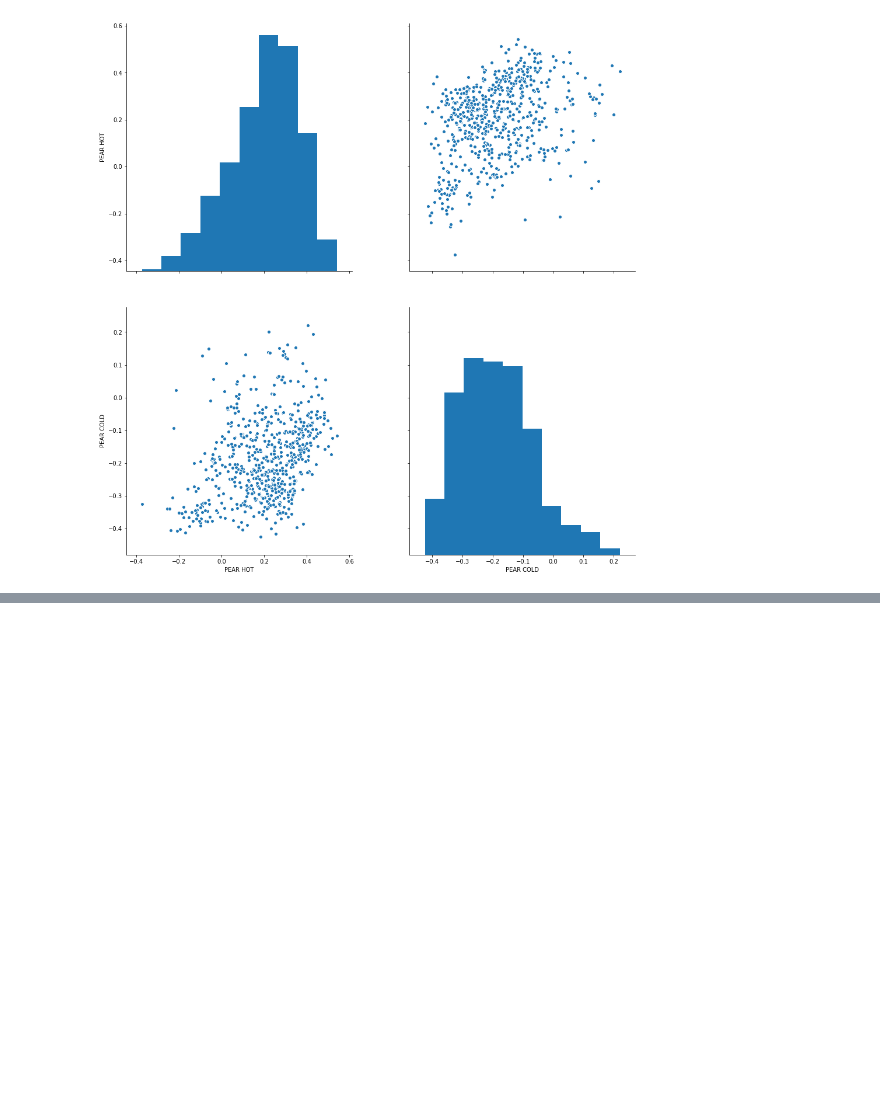
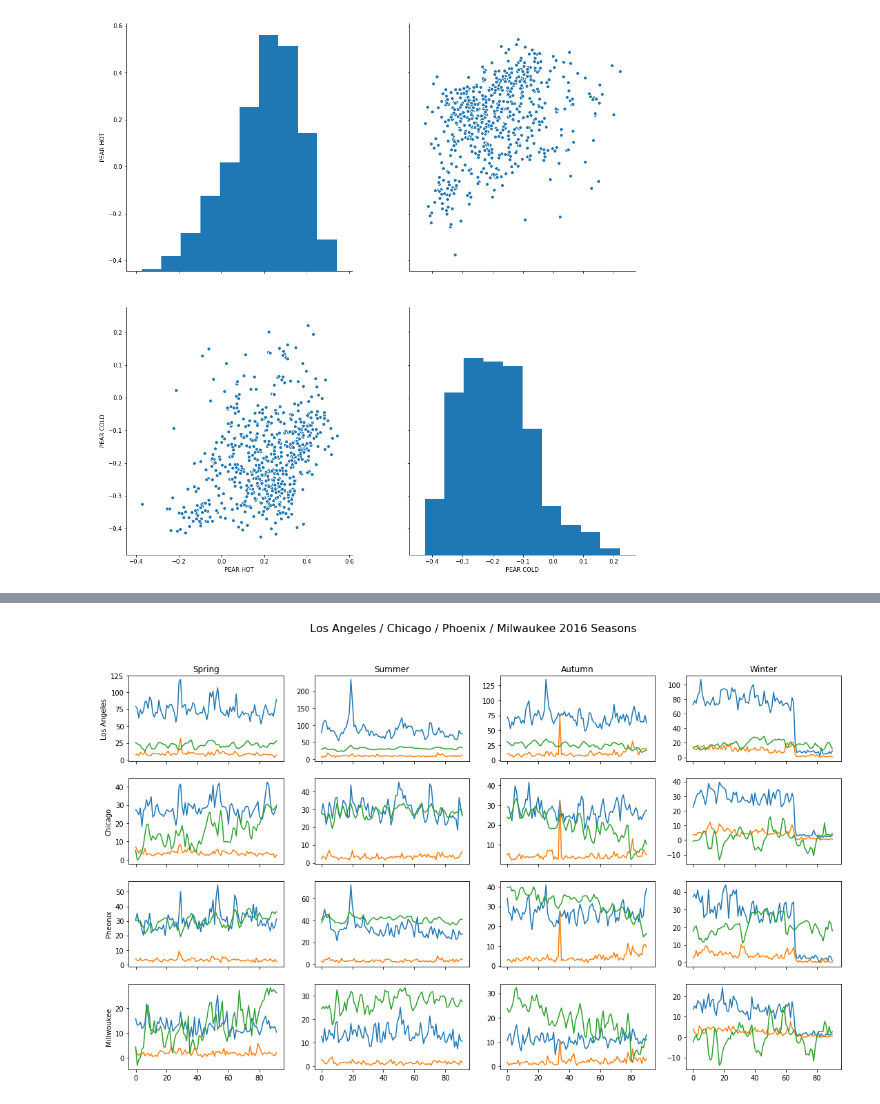
Before and after one commit to ShawnHouCHN/Advanced-Project-in-Digital-Media-Engineering-E17, a Jupyter notebook: notebooks/USA climatological station data parser.ipynb, the cells around one changed output, grey strips where cells are left out. Cells and saved outputs as stored; diff of their text form; code cells hidden in the pictures; blank space fills up the shorter version.

```diff
--- a/notebooks/USA climatological station data parser.ipynb
+++ b/notebooks/USA climatological station data parser.ipynb
@@ -701,0 +773,75 @@ pair_corr.fig.set_size_inches(15,15, forward=True)
+# %%
+## Plot the same line charts based on seasons
+year='2016'
+spring_rng=[d.strftime('%Y%m%d') for d in pd.date_range('2016-3-1', periods=92, freq='D')]
+summer_rng=[d.strftime('%Y%m%d') for d in pd.date_range('2016-6-1', periods=92, freq='D')]
+autumn_rng=[d.strftime('%Y%m%d') for d in pd.date_range('2016-9-1', periods=91, freq='D')]
+winter_rng=[d.strftime('%Y%m%d') for d in pd.date_range('2016-1-1', periods=60, freq='D')]+[d.strftime('%Y%m%d') for d in pd.date_range('2016-12-1', periods=31, freq='D')]
+
+spring_index=[i for i,x in enumerate(county_hot_top_df.columns.values) if x in spring_rng]
+summer_index=[i for i,x in enumerate(county_hot_top_df.columns.values) if x in summer_rng]
+autumn_index=[i for i,x in enumerate(county_hot_top_df.columns.values) if x in autumn_rng]
+winter_index=[i for i,x in enumerate(county_hot_top_df.columns.values) if x in winter_rng]
+
+f, axarr = plt.subplots(4, 4, sharex=True)
+f.suptitle('Los Angeles / Chicago / Phoenix / Milwaukee 2016 Seasons', fontsize=16)
+f.set_size_inches(18.5, 10.5, forward=True)
+
+axarr[0, 0].plot(np.array(la_hot_list)[spring_index],label='hot count')
+axarr[0, 0].plot(np.array(la_cold_list)[spring_index], label='cold count')
+axarr[0, 0].plot(np.array(la_tmax_list)[spring_index], label='tmax')
+axarr[0, 1].plot(np.array(la_hot_list)[summer_index])
+axarr[0, 1].plot(np.array(la_cold_list)[summer_index])
+axarr[0, 1].plot(np.array(la_tmax_list)[summer_index])
+axarr[0, 2].plot(np.array(la_hot_list)[autumn_index])
+axarr[0, 2].plot(np.array(la_cold_list)[autumn_index])
+axarr[0, 2].plot(np.array(la_tmax_list)[autumn_index])
+axarr[0, 3].plot(np.array(la_hot_list)[winter_index])
+axarr[0, 3].plot(np.array(la_cold_list)[winter_index])
+axarr[0, 3].plot(np.array(la_tmax_list)[winter_index])
+axarr[1, 0].plot(np.array(chi_hot_list)[spring_index])
+axarr[1, 0].plot(np.array(chi_cold_list)[spring_index])
+axarr[1, 0].plot(np.array(chi_tmax_list)[spring_index])
+axarr[1, 1].plot(np.array(chi_hot_list)[summer_index])
+axarr[1, 1].plot(np.array(chi_cold_list)[summer_index])
+axarr[1, 1].plot(np.array(chi_tmax_list)[summer_index])
+axarr[1, 2].plot(np.array(chi_hot_list)[autumn_index])
+axarr[1, 2].plot(np.array(chi_cold_list)[autumn_index])
+axarr[1, 2].plot(np.array(chi_tmax_list)[autumn_index])
+axarr[1, 3].plot(np.array(chi_hot_list)[winter_index])
+axarr[1, 3].plot(np.array(chi_cold_list)[winter_index])
+axarr[1, 3].plot(np.array(chi_tmax_list)[winter_index])
+axarr[2, 0].plot(np.array(phi_hot_list)[spring_index])
+axarr[2, 0].plot(np.array(phi_cold_list)[spring_index])
+axarr[2, 0].plot(np.array(phi_tmax_list)[spring_index])
+axarr[2, 1].plot(np.array(phi_hot_list)[summer_index])
+axarr[2, 1].plot(np.array(phi_cold_list)[summer_index])
+axarr[2, 1].plot(np.array(phi_tmax_list)[summer_index])
+axarr[2, 2].plot(np.array(phi_hot_list)[autumn_index])
+axarr[2, 2].plot(np.array(phi_cold_list)[autumn_index])
+axarr[2, 2].plot(np.array(phi_tmax_list)[autumn_index])
+axarr[2, 3].plot(np.array(phi_hot_list)[winter_index])
+axarr[2, 3].plot(np.array(phi_cold_list)[winter_index])
+axarr[2, 3].plot(np.array(phi_tmax_list)[winter_index])
+axarr[3, 0].plot(np.array(mil_hot_list)[spring_index])
+axarr[3, 0].plot(np.array(mil_cold_list)[spring_index])
+axarr[3, 0].plot(np.array(mil_tmax_list)[spring_index])
+axarr[3, 1].plot(np.array(mil_hot_list)[summer_index])
+axarr[3, 1].plot(np.array(mil_cold_list)[summer_index])
+axarr[3, 1].plot(np.array(mil_tmax_list)[summer_index])
+axarr[3, 2].plot(np.array(mil_hot_list)[autumn_index])
+axarr[3, 2].plot(np.array(mil_cold_list)[autumn_index])
+axarr[3, 2].plot(np.array(mil_tmax_list)[autumn_index])
+axarr[3, 3].plot(np.array(mil_hot_list)[winter_index])
+axarr[3, 3].plot(np.array(mil_cold_list)[winter_index])
+axarr[3, 3].plot(np.array(mil_tmax_list)[winter_index])
+
+seasons=['Spring','Summer','Autumn','Winter']
+cities=['Los Angeles','Chicago','Pheonix','Millwoukee']
+for ax, col in zip(axarr[0], seasons):
+    ax.set_title(col)
+
+for ax, row in zip(axarr[:,0], cities):
+    ax.set_ylabel(row, rotation=90,va='bottom')
+# %% [output]
+[figure, added]
```
Also changed, not shown: parts of 3 cells of this notebook.
